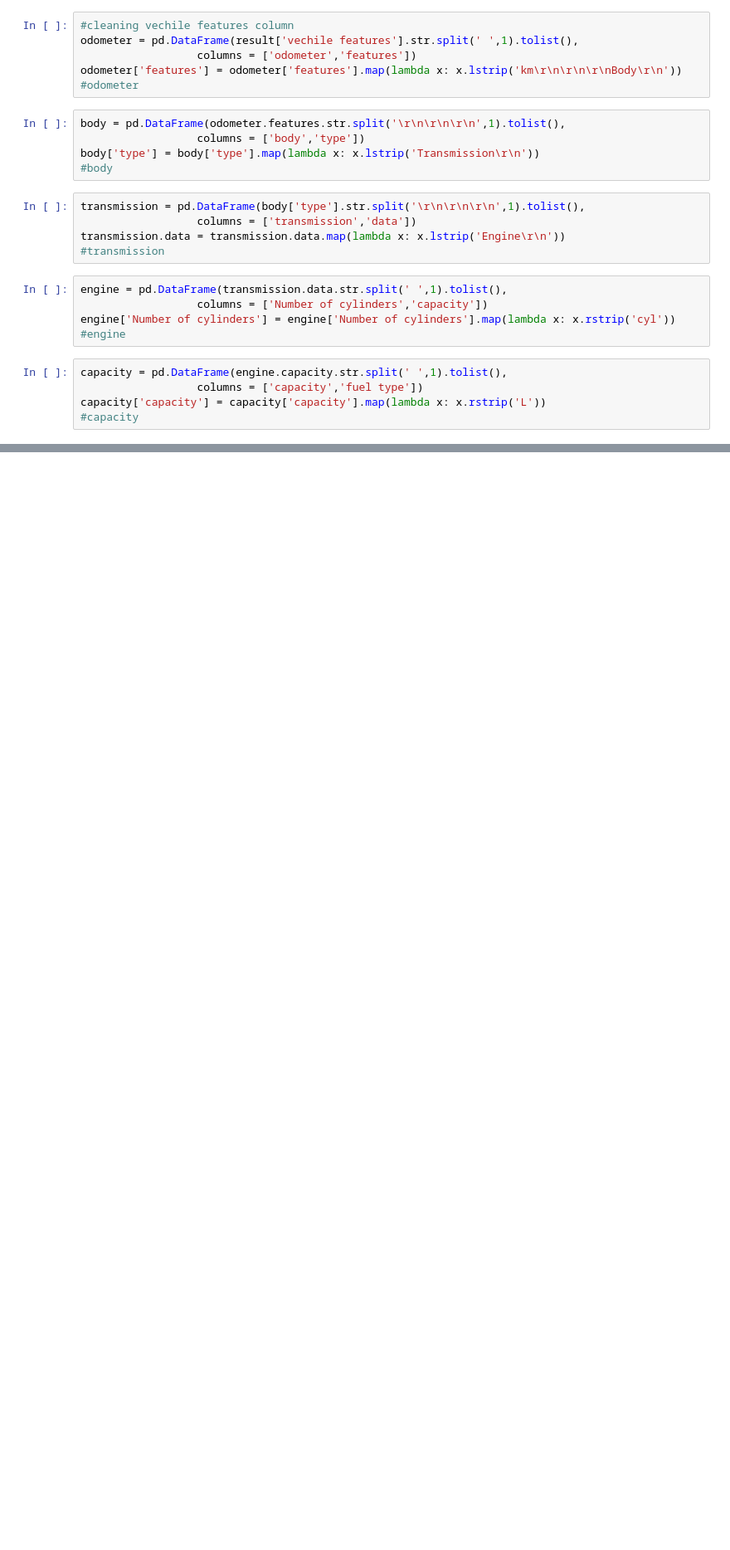
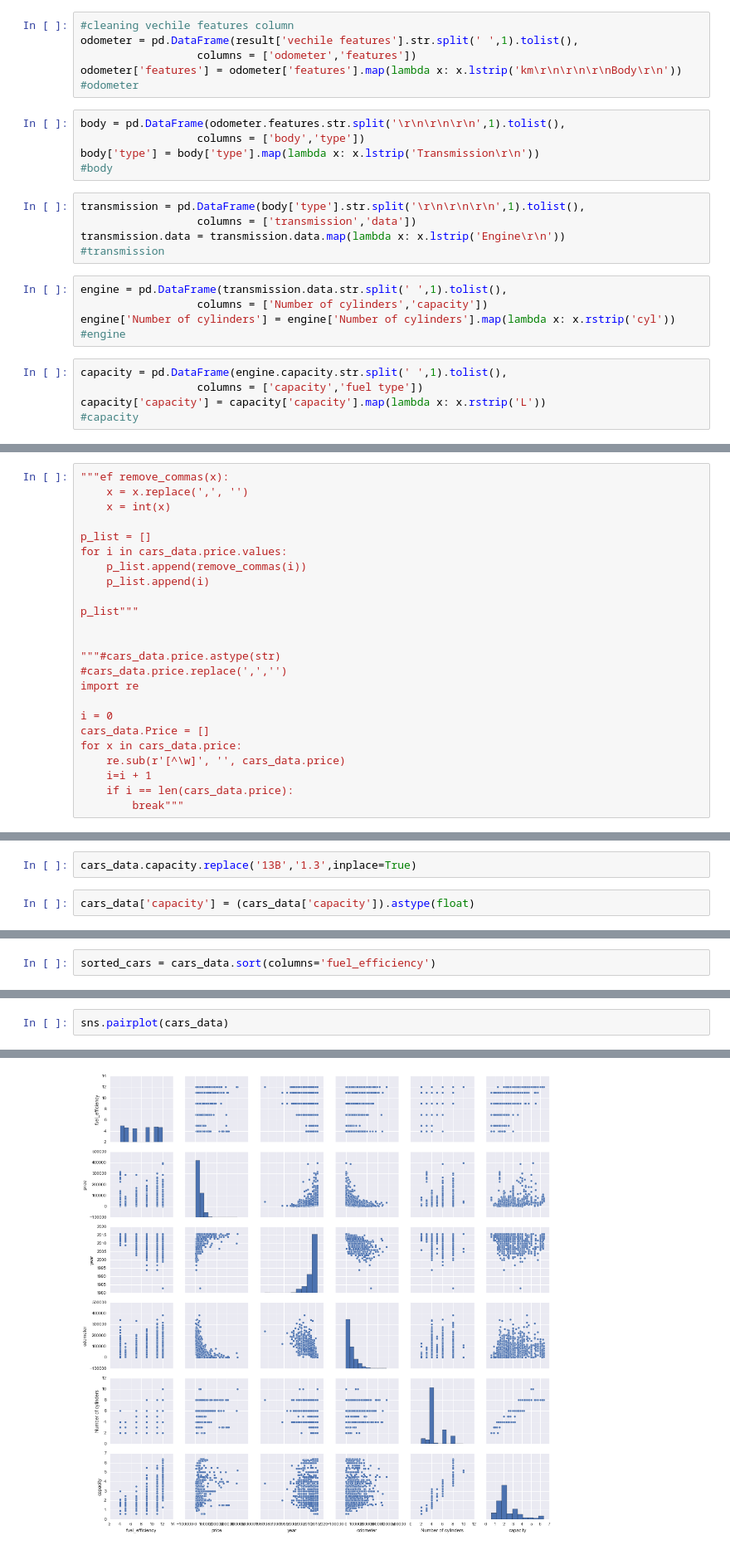
Before and after one commit to epkuznetsova/capstone_project_carsales, a Jupyter notebook: carsales.ipynb, the cells around one changed output, grey strips where cells are left out. Shown at 83% size. Cells and saved outputs as stored; diff of their text form; blank space fills up the shorter version.

```diff
--- a/carsales.ipynb
+++ b/carsales.ipynb
@@ -198,0 +356,24 @@ cars_data.describe()
+# %%
+"""ef remove_commas(x):
+    x = x.replace(',', '')
+    x = int(x)
+
+p_list = []
+for i in cars_data.price.values:
+    p_list.append(remove_commas(i))
+    p_list.append(i)
+
+p_list"""
+
+
+"""#cars_data.price.astype(str)
+#cars_data.price.replace(',','')
+import re
+
+i = 0
+cars_data.Price = []
+for x in cars_data.price:
+    re.sub(r'[^\w]', '', cars_data.price)
+    i=i + 1
+    if i == len(cars_data.price):
+        break"""
@@ -198,0 +386,4 @@ cars_data.describe()
+# %%
+cars_data.capacity.replace('13B','1.3',inplace=True)
+# %%
+cars_data['capacity'] = (cars_data['capacity']).astype(float)
@@ -198,0 +412,2 @@ cars_data.describe()
+# %%
+sorted_cars = cars_data.sort(columns='fuel_efficiency')
@@ -198,0 +513,3 @@ cars_data.describe()
+# %%
+sns.pairplot(cars_data)
+# %% [output]
@@ -198,0 +517 @@ cars_data.describe()
+[figure, added]
```
Also changed, not shown: parts of 37 cells of this notebook.
